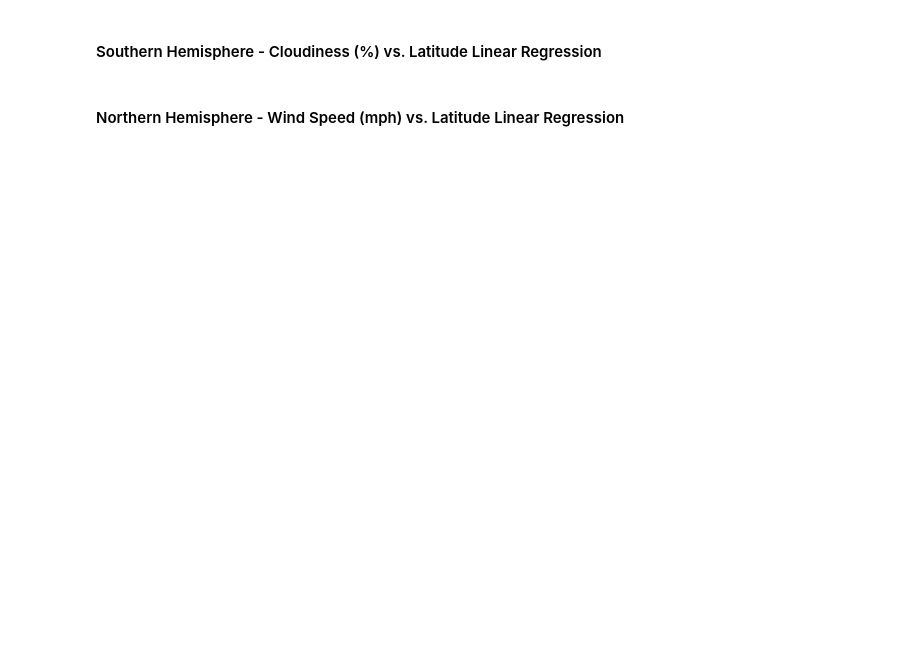
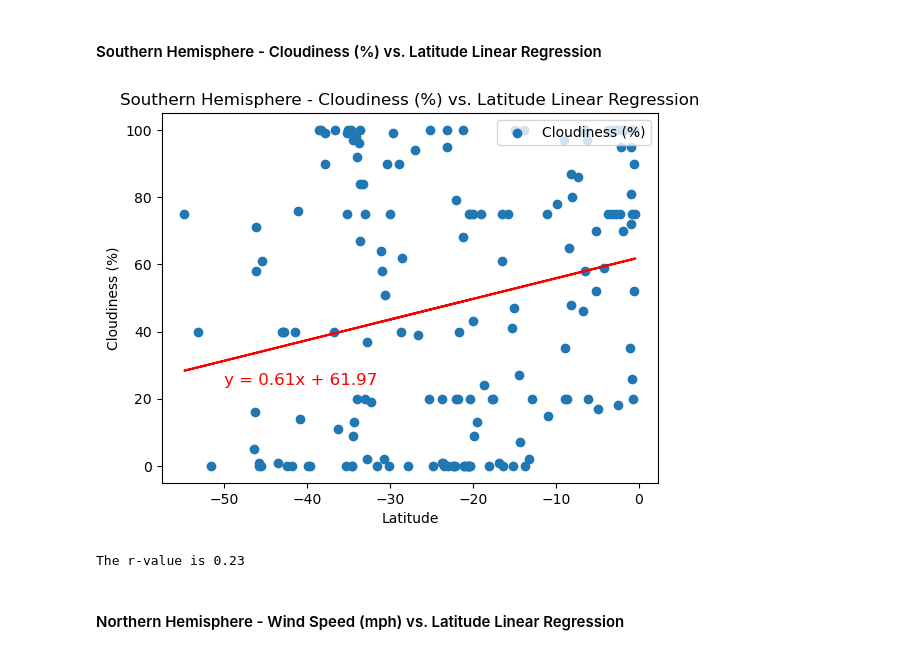
Before and after one commit to vgpass/python_api-challenge, a Jupyter notebook: WeatherPy/WeatherPyworking.ipynb, the cells around one changed output. Drawn from its saved outputs; the diff is of its cells as text; code cells hidden in the pictures; blank space fills up the shorter version.

```diff
--- a/WeatherPy/WeatherPyworking.ipynb
+++ b/WeatherPy/WeatherPyworking.ipynb
@@ -421,18 +430,21 @@ print(f'The r-value is {round(rvalue,2)}')
 # %% [markdown]
 ####  Southern Hemisphere - Cloudiness (%) vs. Latitude Linear Regression
 # %%
-slope, inter, rvalue, pvalue, stderr = linregress(south_hem['Lat'], south_hem['Max Temp'])
+slope, inter, rvalue, pvalue, stderr = linregress(south_hem['Lat'], south_hem['Cloudiness'])
 regress_values = south_hem['Lat'] * slope + inter
 line_eq = f'y = {str(round(slope,2))}x + {str(round(inter,2))}'
-plt.scatter(south_hem['Lat'], south_hem['Max Temp'])
+plt.scatter(south_hem['Lat'], south_hem['Cloudiness'])
 plt.plot(south_hem['Lat'],regress_values,"r-")
-plt.annotate(line_eq, (-28, 40), fontsize=12, color="red")
-plt.title('Southern Hemisphere - Max Temp vs. Latitude Linear Regression')
-plt.legend(['Max Temperature'], loc='upper right')
+plt.annotate(line_eq, (-50, 24), fontsize=12, color="red")
+plt.title('Southern Hemisphere - Cloudiness (%) vs. Latitude Linear Regression')
+plt.legend(['Cloudiness (%)'], loc='upper right')
 plt.xlabel('Latitude')
-plt.ylabel('Max Temp')
+plt.ylabel('Cloudiness (%)')
 plt.show()
 print(f'The r-value is {round(rvalue,2)}')
+# %% [output]
+[figure, added]
+The r-value is 0.23
 # %% [markdown]
 ####  Northern Hemisphere - Wind Speed (mph) vs. Latitude Linear Regression
 # %%
```
Also changed, not shown: parts of 5 cells of this notebook, 1 other file.
